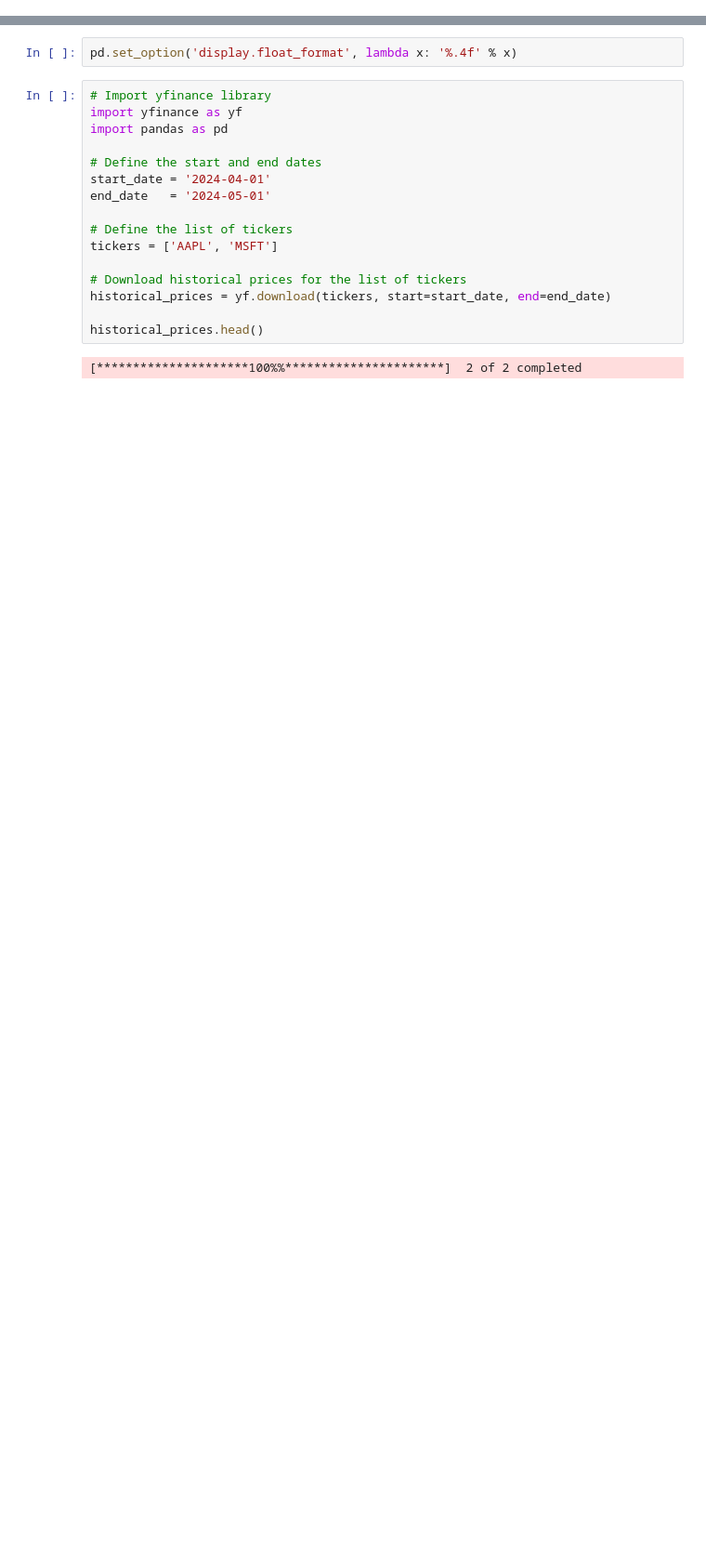
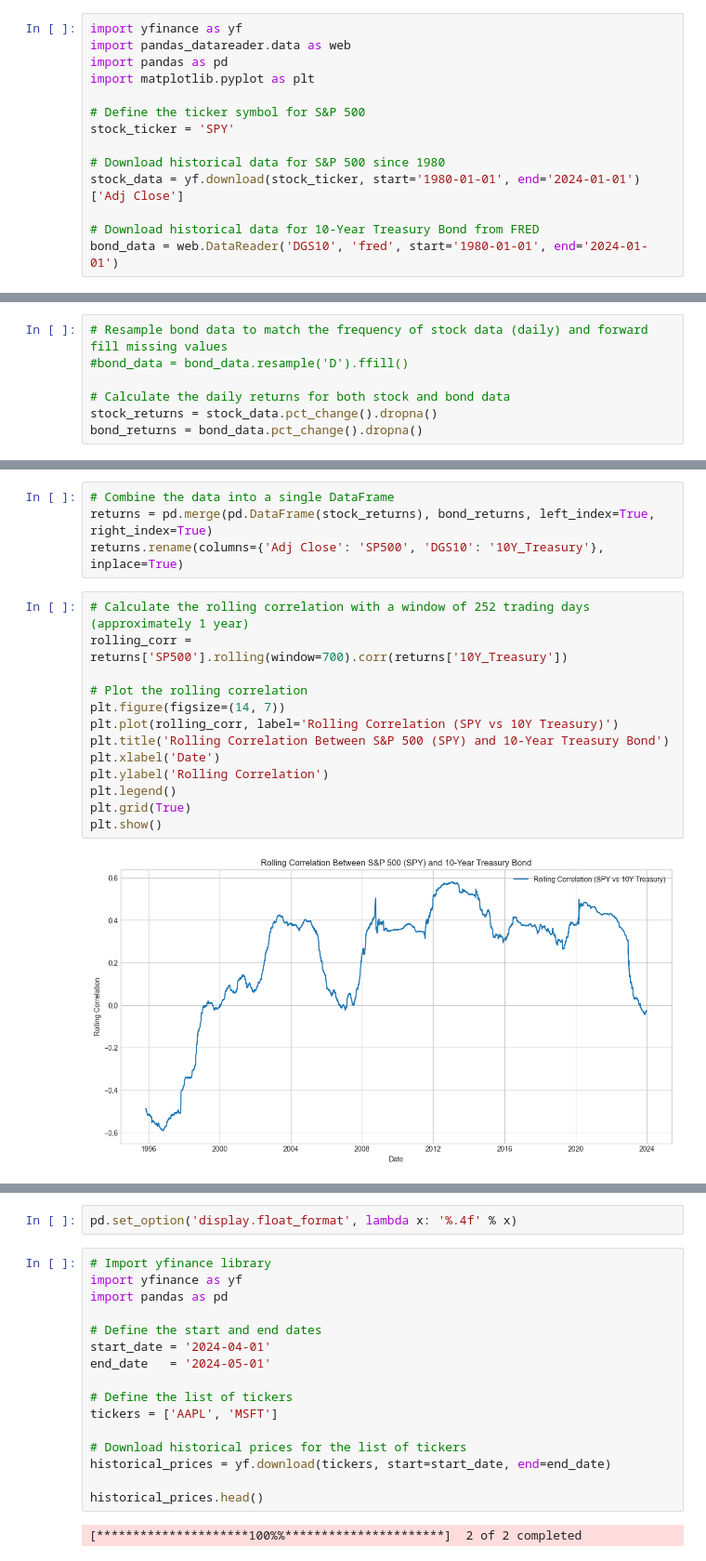
Before and after one commit to udacity/building-a-workflow-for-aI, a Jupyter notebook: l1-introduction-to-ai-workflows-in-trading/Lesson1.ipynb, the cells around one changed output, grey strips where cells are left out. Shown at 93% size. Drawn from its saved outputs; the diff is of its cells as text; blank space fills up the shorter version.

```diff
--- a/l1-introduction-to-ai-workflows-in-trading/Lesson1.ipynb
+++ b/l1-introduction-to-ai-workflows-in-trading/Lesson1.ipynb
@@ -13,0 +16,14 @@
+# %%
+import yfinance as yf
+import pandas_datareader.data as web
+import pandas as pd
+import matplotlib.pyplot as plt
+
+# Define the ticker symbol for S&P 500
+stock_ticker = 'SPY'
+
+# Download historical data for S&P 500 since 1980
+stock_data = yf.download(stock_ticker, start='1980-01-01', end='2024-01-01')['Adj Close']
+
+# Download historical data for 10-Year Treasury Bond from FRED
+bond_data = web.DataReader('DGS10', 'fred', start='1980-01-01', end='2024-01-01')
@@ -13,0 +32,7 @@
+# %%
+# Resample bond data to match the frequency of stock data (daily) and forward fill missing values
+#bond_data = bond_data.resample('D').ffill()
+
+# Calculate the daily returns for both stock and bond data
+stock_returns = stock_data.pct_change().dropna()
+bond_returns = bond_data.pct_change().dropna()
@@ -13,0 +55,19 @@
+# %%
+# Combine the data into a single DataFrame
+returns = pd.merge(pd.DataFrame(stock_returns), bond_returns, left_index=True, right_index=True)
+returns.rename(columns={'Adj Close': 'SP500', 'DGS10': '10Y_Treasury'}, inplace=True)
+# %%
+# Calculate the rolling correlation with a window of 252 trading days (approximately 1 year)
+rolling_corr = returns['SP500'].rolling(window=700).corr(returns['10Y_Treasury'])
+
+# Plot the rolling correlation
+plt.figure(figsize=(14, 7))
+plt.plot(rolling_corr, label='Rolling Correlation (SPY vs 10Y Treasury)')
+plt.title('Rolling Correlation Between S&P 500 (SPY) and 10-Year Treasury Bond')
+plt.xlabel('Date')
+plt.ylabel('Rolling Correlation')
+plt.legend()
+plt.grid(True)
+plt.show()
+# %% [output]
+[figure, added]
```
Also changed, not shown: parts of 4 cells of this notebook.
